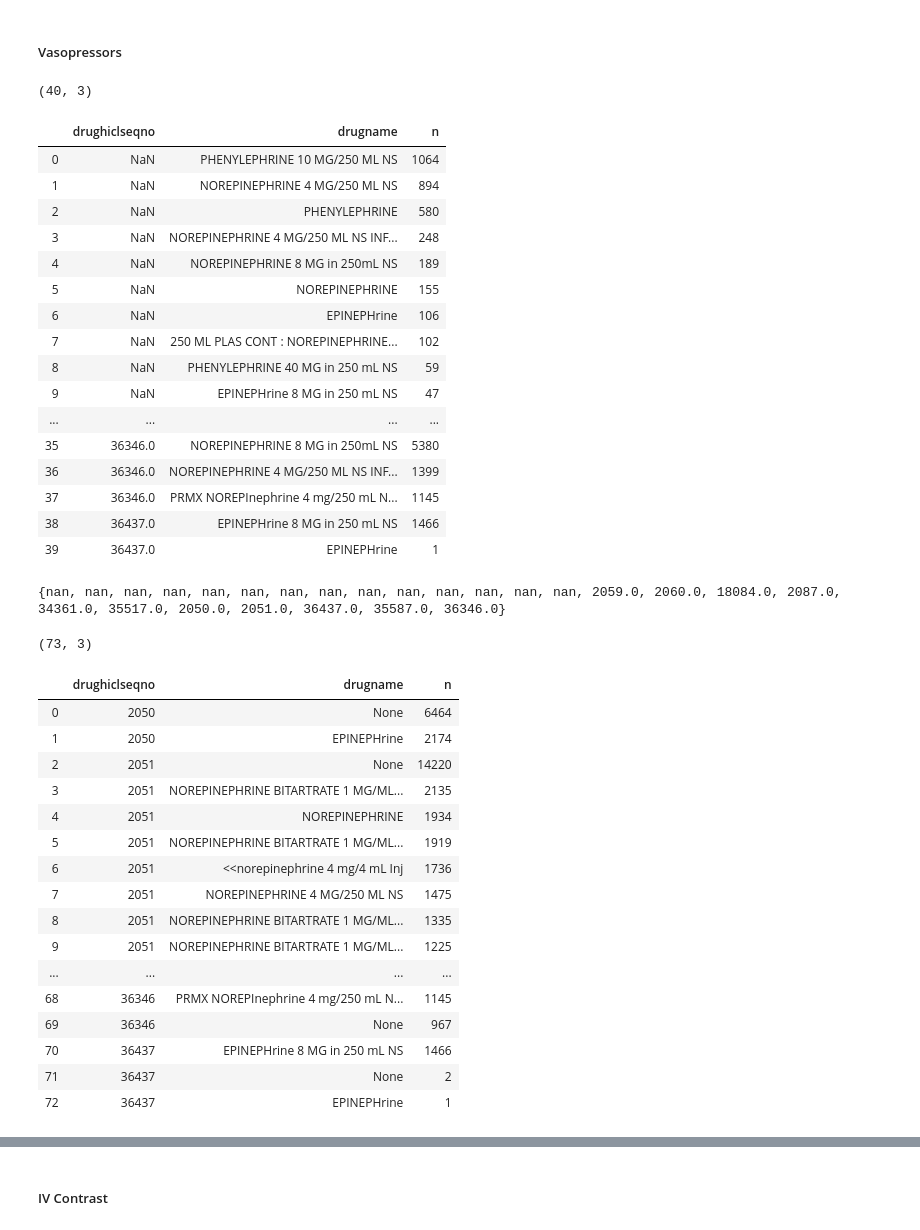
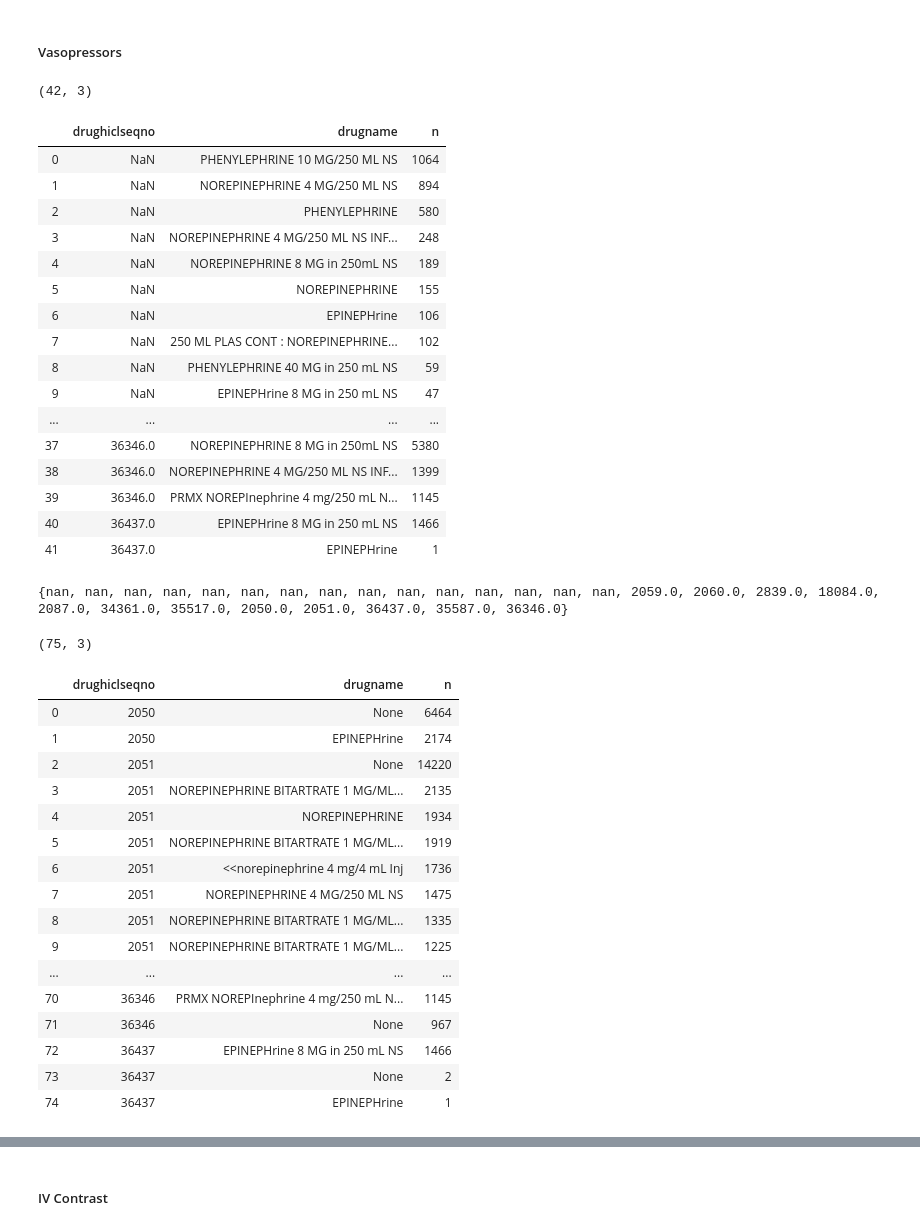
Before and after one commit to MIT-LCP/vancomycin-nephrotoxicity, a Jupyter notebook: notebooks-gcp/find_nephrotoxic_agents.ipynb, the cells around one changed output, grey strips where cells are left out. Drawn from its saved outputs; the diff is of its cells as text; code cells hidden in the pictures.

Commit message:
added vasopressin, levophed, dobutamine, and neosynephrine

```diff
--- a/notebooks-gcp/find_nephrotoxic_agents.ipynb
+++ b/notebooks-gcp/find_nephrotoxic_agents.ipynb
@@ -168,36 +168,37 @@ Final calcineurin inhibitor query
 # %% [markdown]
 ##### Vasopressors
 # %%
-med = drug_query('phenylephrine', 'epinephrine', 'norepinephrine', 'dopamine')
+med = drug_query('phenylephrine', 'epinephrine', 'norepinephrine', 'levophed',
+                 'dopamine', 'dobutamine', 'vasopressin', 'synephrine')
 print(med.shape)
 display(med)
 print(set(med['drughiclseqno']))
 # %% [output]
-(40, 3)
+(42, 3)
 |  | drughiclseqno | drugname | n |
 | 0 | NaN | PHENYLEPHRINE 10 MG/250 ML NS | 1064 |
 | 1 | NaN | NOREPINEPHRINE 4 MG/250 ML NS | 894 |
 | 2 | NaN | PHENYLEPHRINE | 580 |
 | 3 | NaN | NOREPINEPHRINE 4 MG/250 ML NS INF... | 248 |
 | 4 | NaN | NOREPINEPHRINE 8 MG in 250mL NS | 189 |
 | 5 | NaN | NOREPINEPHRINE | 155 |
 | 6 | NaN | EPINEPHrine | 106 |
 | 7 | NaN | 250 ML PLAS CONT : NOREPINEPHRINE... | 102 |
 | 8 | NaN | PHENYLEPHRINE 40 MG in 250 mL NS | 59 |
 | 9 | NaN | EPINEPHrine 8 MG in 250 mL NS | 47 |
 | ... | ... | ... | ... |
-| 35 | 36346.0 | NOREPINEPHRINE 8 MG in 250mL NS | 5380 |
-| 36 | 36346.0 | NOREPINEPHRINE 4 MG/250 ML NS INF... | 1399 |
-| 37 | 36346.0 | PRMX NOREPInephrine 4 mg/250 mL N... | 1145 |
-| 38 | 36437.0 | EPINEPHrine 8 MG in 250 mL NS | 1466 |
-| 39 | 36437.0 | EPINEPHrine | 1 |
+| 37 | 36346.0 | NOREPINEPHRINE 8 MG in 250mL NS | 5380 |
+| 38 | 36346.0 | NOREPINEPHRINE 4 MG/250 ML NS INF... | 1399 |
+| 39 | 36346.0 | PRMX NOREPInephrine 4 mg/250 mL N... | 1145 |
+| 40 | 36437.0 | EPINEPHrine 8 MG in 250 mL NS | 1466 |
+| 41 | 36437.0 | EPINEPHrine | 1 |
-{nan, nan, nan, nan, nan, nan, nan, nan, nan, nan, nan, nan, nan, nan, 2059.0, 2060.0, 18084.0, 2087.0, 34361.0, 35517.0, 2050.0, 2051.0, 36437.0, 35587.0, 36346.0}
+{nan, nan, nan, nan, nan, nan, nan, nan, nan, nan, nan, nan, nan, nan, nan, 2059.0, 2060.0, 2839.0, 18084.0, 2087.0, 34361.0, 35517.0, 2050.0, 2051.0, 36437.0, 35587.0, 36346.0}
 # %%
-med = hicl_query(2050, 2051, 35587, 2059, 2060, 18084, 2087, 34361, 35517, 36437, 36346)
+med = hicl_query(2839, 2050, 2051, 35587, 2059, 2060, 18084, 2087, 34361, 35517, 36437, 36346)
 print(med.shape)
 display(med)
 # %% [output]
-(73, 3)
+(75, 3)
 |  | drughiclseqno | drugname | n |
 | 0 | 2050 | None | 6464 |
 | 1 | 2050 | EPINEPHrine | 2174 |
@@ -210,11 +211,11 @@ display(med)
 | 8 | 2051 | NOREPINEPHRINE BITARTRATE 1 MG/ML... | 1335 |
 | 9 | 2051 | NOREPINEPHRINE BITARTRATE 1 MG/ML... | 1225 |
 | ... | ... | ... | ... |
-| 68 | 36346 | PRMX NOREPInephrine 4 mg/250 mL N... | 1145 |
-| 69 | 36346 | None | 967 |
-| 70 | 36437 | EPINEPHrine 8 MG in 250 mL NS | 1466 |
-| 71 | 36437 | None | 2 |
-| 72 | 36437 | EPINEPHrine | 1 |
+| 70 | 36346 | PRMX NOREPInephrine 4 mg/250 mL N... | 1145 |
+| 71 | 36346 | None | 967 |
+| 72 | 36437 | EPINEPHrine 8 MG in 250 mL NS | 1466 |
+| 73 | 36437 | None | 2 |
+| 74 | 36437 | EPINEPHrine | 1 |
 # %% [markdown]
 Not 18084
 
```
Also changed, not shown: parts of 2 cells of this notebook, 1 other file.
